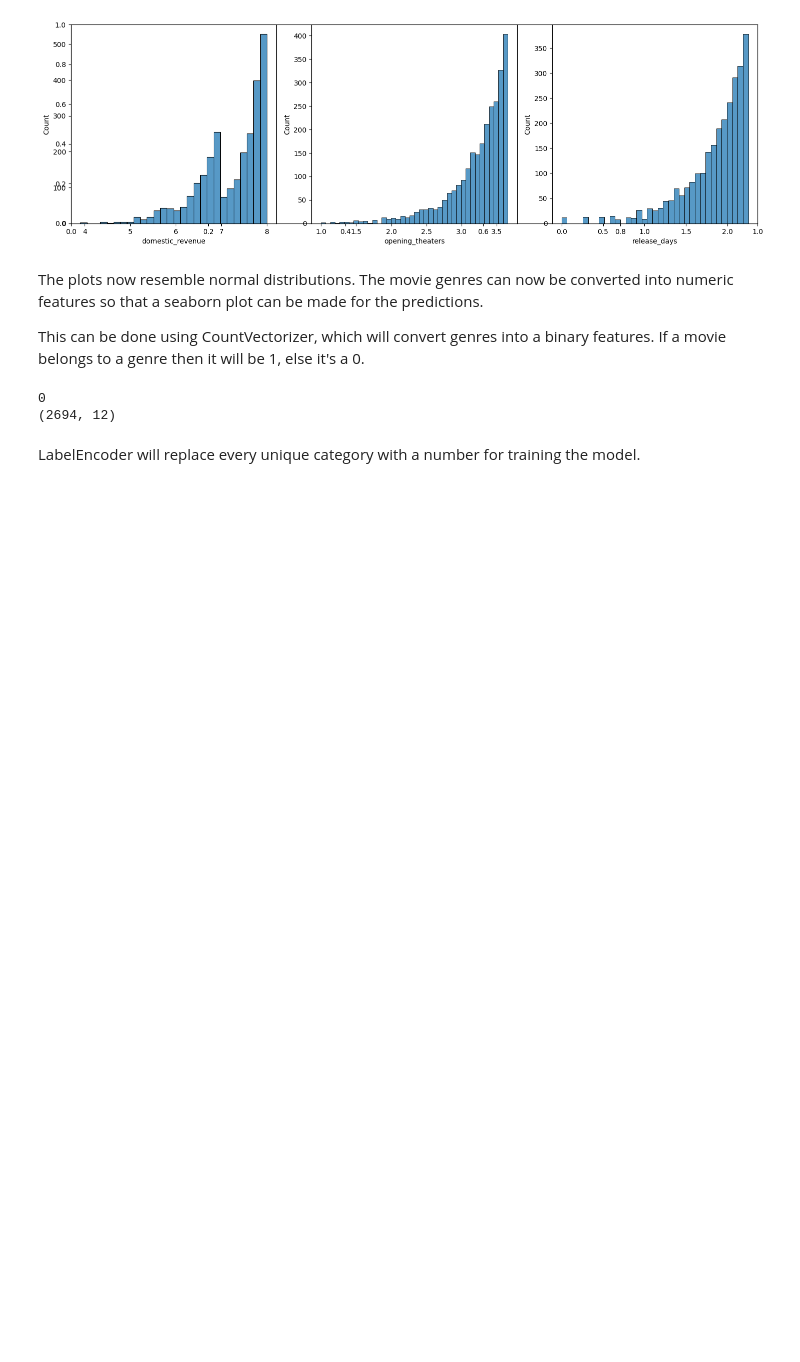
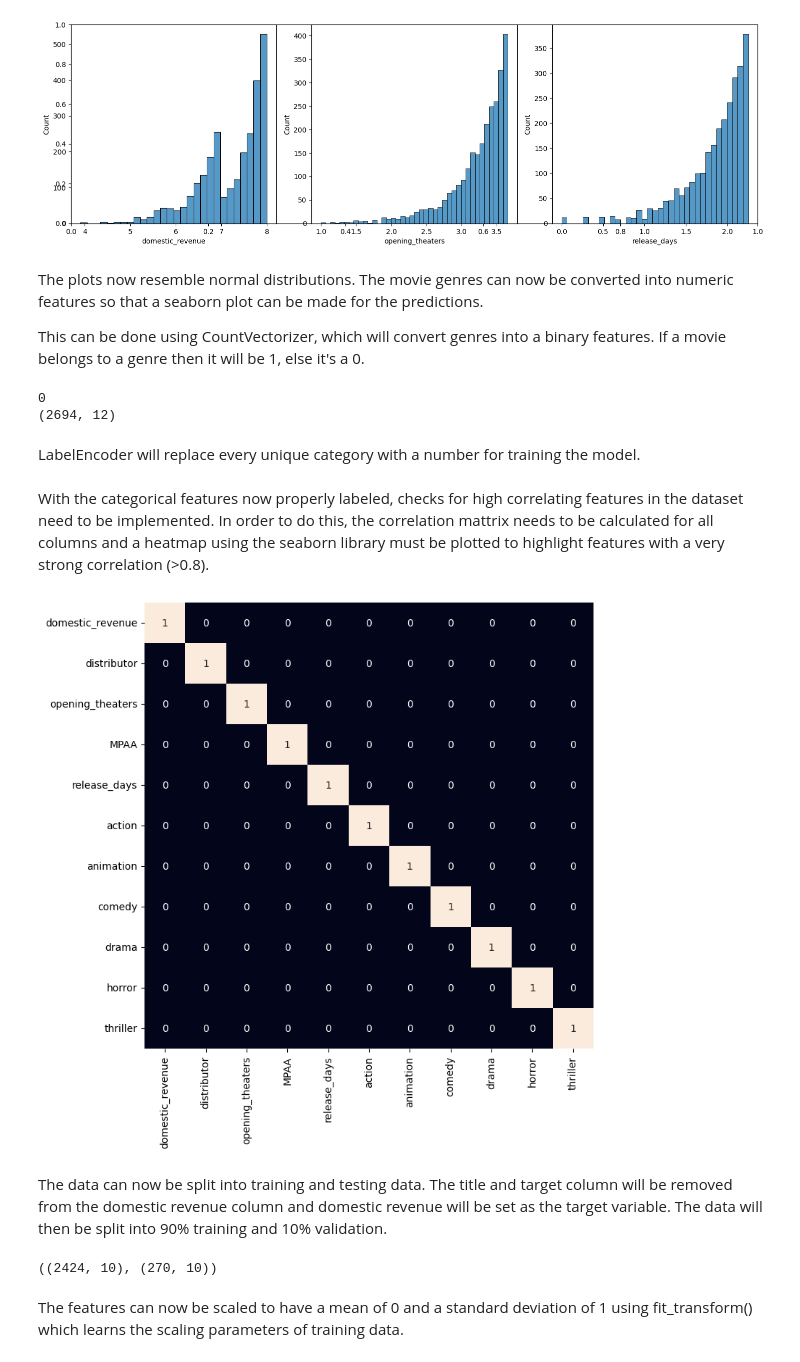
Before and after one commit to GF4987/Box-Office-Success-Prediction, a Jupyter notebook: predict.ipynb, the cells around one changed output. Saved outputs shown, nothing was run; the diff lists cells and outputs as text; code cells hidden in the pictures; blank space fills up the shorter version.

```diff
--- a/predict.ipynb
+++ b/predict.ipynb
@@ -237,3 +248,27 @@ LabelEncoder will replace every unique category with a number for training the m
 for col in ['distributor', 'MPAA']:
     label = LabelEncoder()
     data[col] = label.fit_transform(data[col])
+# %% [markdown]
+With the categorical features now properly labeled, checks for high correlating features in the dataset need to be implemented. In order to do this, the correlation mattrix needs to be calculated for all columns and a heatmap using the seaborn library must be plotted to highlight features with a very strong correlation (>0.8).
+# %%
+'''Plotting the Heatmap'''
+plt.figure(figsize=(8, 8))
+sb.heatmap(data.select_dtypes(include=np.number).corr() > 0.8, annot=True, cbar=False)
+
+plt.show()
+# %% [output]
+[figure, added]
+# %% [markdown]
+The data can now be split into training and testing data. The title and target column will be removed from the domestic revenue column and domestic revenue will be set as the target variable. The data will then be split into 90% training and 10% validation.
+# %%
+'''Preparing Data for Model Traning and Validation'''
+feats = data.drop(['title', 'domestic_revenue'], axis=1)
+target = data['domestic_revenue'].values
+
+X_train, X_val, Y_train, Y_val = train_test_split(feats, target, test_size=0.1, random_state=22)
+
+X_train.shape, X_val.shape
+# %% [output]
+((2424, 10), (270, 10))
+# %% [markdown]
+The features can now be scaled to have a mean of 0 and a standard deviation of 1 using fit_transform() which learns the scaling parameters of training data.
```
Also changed, not shown: parts of 3 cells of this notebook.
